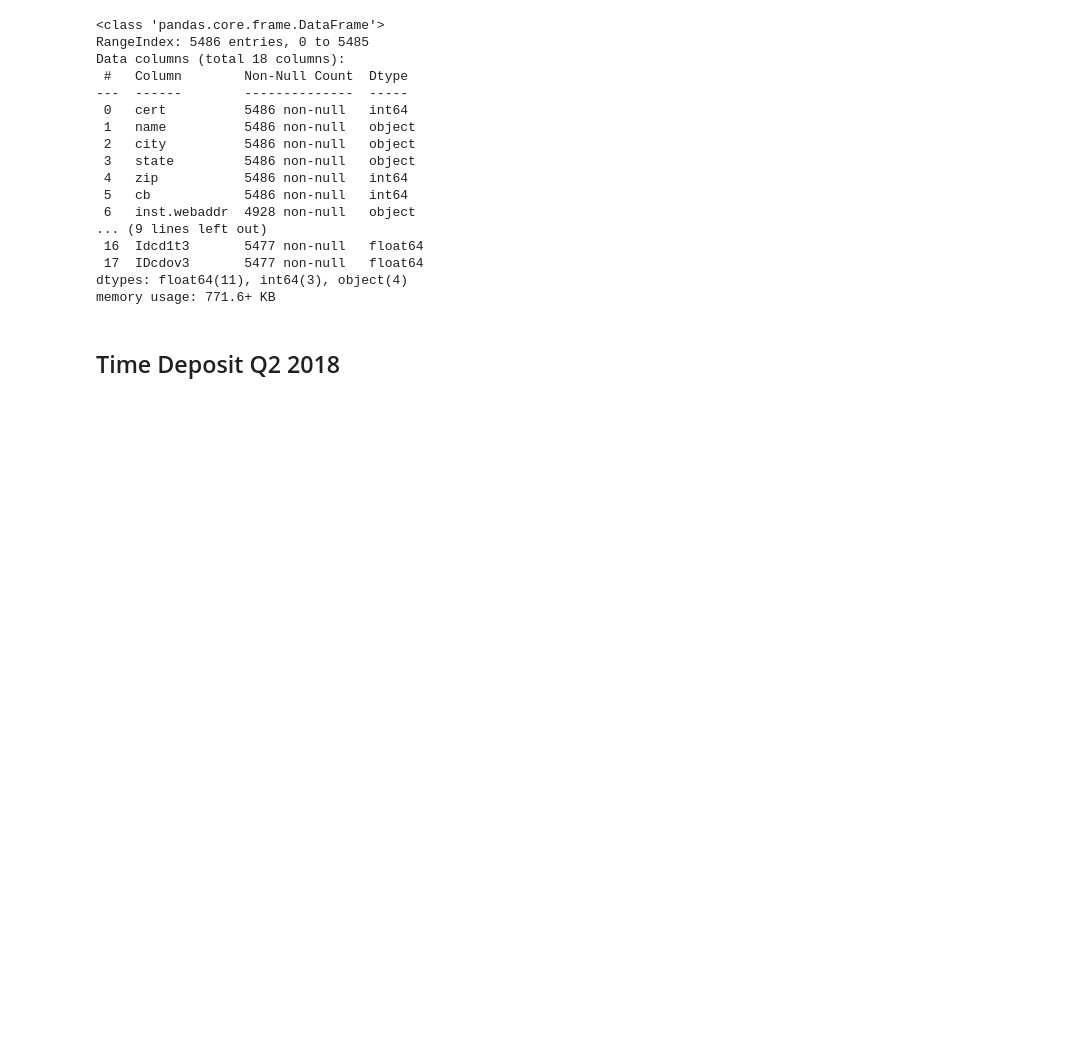
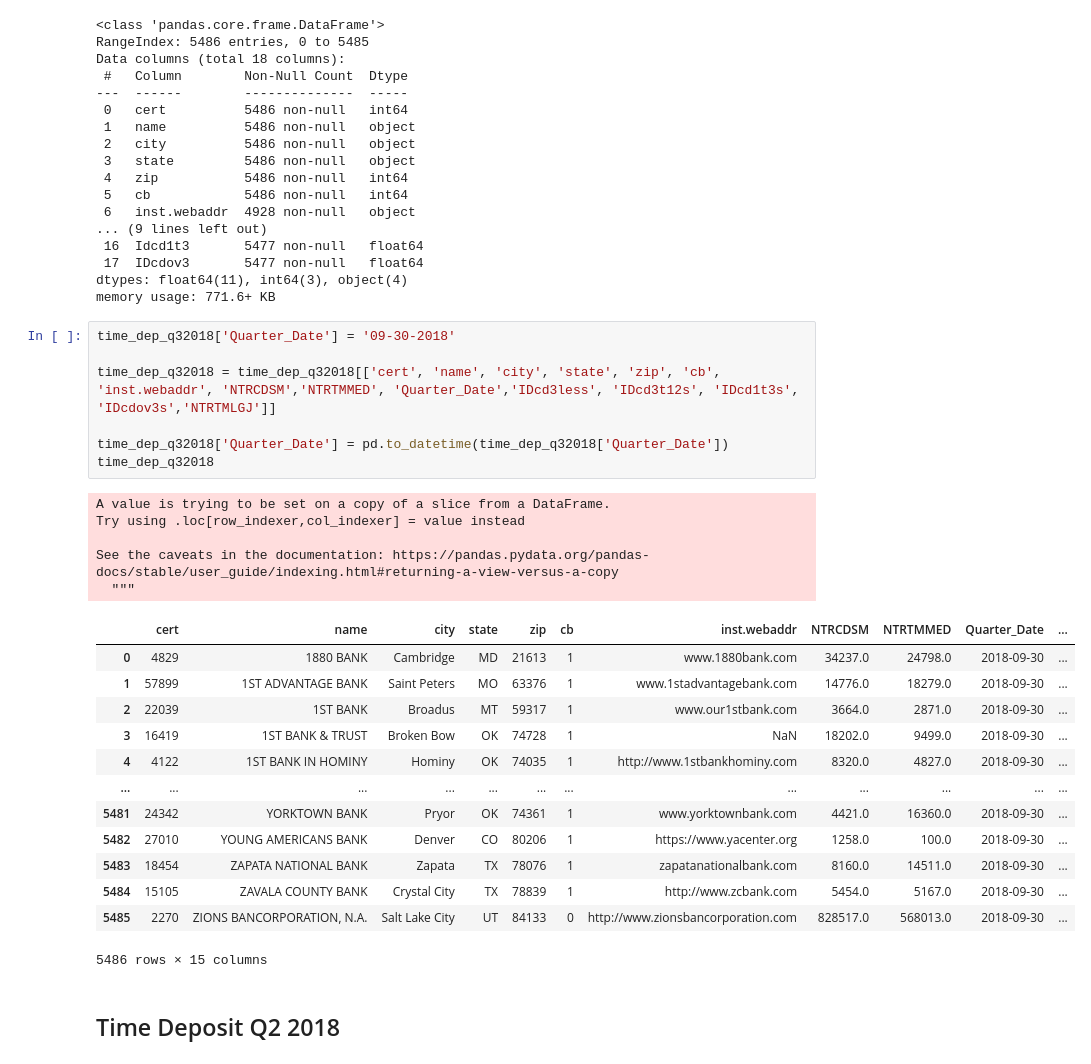
Before and after one commit to StephanieChew-nyc/Stephanie_Chew_Capstone_4, a Jupyter notebook: Stephanie_Chew_Capstone_4.ipynb, the cells around one changed output. Saved outputs shown, nothing was run; the diff lists cells and outputs as text; blank space fills up the shorter version.

```diff
--- a/Stephanie_Chew_Capstone_4.ipynb
+++ b/Stephanie_Chew_Capstone_4.ipynb
@@ -384,6 +530,32 @@ Data columns (total 18 columns):
  17  IDcdov3       5477 non-null   float64
 dtypes: float64(11), int64(3), object(4)
 memory usage: 771.6+ KB
+# %%
+time_dep_q32018['Quarter_Date'] = '09-30-2018'
+
+time_dep_q32018 = time_dep_q32018[['cert', 'name', 'city', 'state', 'zip', 'cb', 'inst.webaddr', 'NTRCDSM','NTRTMMED', 'Quarter_Date','IDcd3less', 'IDcd3t12s', 'IDcd1t3s', 'IDcdov3s','NTRTMLGJ']]
+
+time_dep_q32018['Quarter_Date'] = pd.to_datetime(time_dep_q32018['Quarter_Date'])
+time_dep_q32018
+# %% [output]
+A value is trying to be set on a copy of a slice from a DataFrame.
+Try using .loc[row_indexer,col_indexer] = value instead
+
+See the caveats in the documentation: https://pandas.pydata.org/pandas-docs/stable/user_guide/indexing.html#returning-a-view-versus-a-copy
+  """
+|  | cert | name | city | state | zip | cb | inst.webaddr | NTRCDSM | NTRTMMED | Quarter_Date | ... |
+| 0 | 4829 | 1880 BANK | Cambridge | MD | 21613 | 1 | www.1880bank.com | 34237.0 | 24798.0 | 2018-09-30 | ... |
+| 1 | 57899 | 1ST ADVANTAGE BANK | Saint Peters | MO | 63376 | 1 | www.1stadvantagebank.com | 14776.0 | 18279.0 | 2018-09-30 | ... |
+| 2 | 22039 | 1ST BANK | Broadus | MT | 59317 | 1 | www.our1stbank.com | 3664.0 | 2871.0 | 2018-09-30 | ... |
+| 3 | 16419 | 1ST BANK & TRUST | Broken Bow | OK | 74728 | 1 | NaN | 18202.0 | 9499.0 | 2018-09-30 | ... |
+| 4 | 4122 | 1ST BANK IN HOMINY | Hominy | OK | 74035 | 1 | http://www.1stbankhominy.com | 8320.0 | 4827.0 | 2018-09-30 | ... |
+| ... | ... | ... | ... | ... | ... | ... | ... | ... | ... | ... | ... |
+| 5481 | 24342 | YORKTOWN BANK | Pryor | OK | 74361 | 1 | www.yorktownbank.com | 4421.0 | 16360.0 | 2018-09-30 | ... |
+| 5482 | 27010 | YOUNG AMERICANS BANK | Denver | CO | 80206 | 1 | https://www.yacenter.org | 1258.0 | 100.0 | 2018-09-30 | ... |
+| 5483 | 18454 | ZAPATA NATIONAL BANK | Zapata | TX | 78076 | 1 | zapatanationalbank.com | 8160.0 | 14511.0 | 2018-09-30 | ... |
+| 5484 | 15105 | ZAVALA COUNTY BANK | Crystal City | TX | 78839 | 1 | http://www.zcbank.com | 5454.0 | 5167.0 | 2018-09-30 | ... |
+| 5485 | 2270 | ZIONS BANCORPORATION, N.A. | Salt Lake City | UT | 84133 | 0 | http://www.zionsbancorporation.com | 828517.0 | 568013.0 | 2018-09-30 | ... |
+5486 rows × 15 columns
 # %% [markdown]
 ## Time Deposit Q2 2018
 # %%
```
Also changed, not shown: parts of 29 cells of this notebook, 15 other files.
